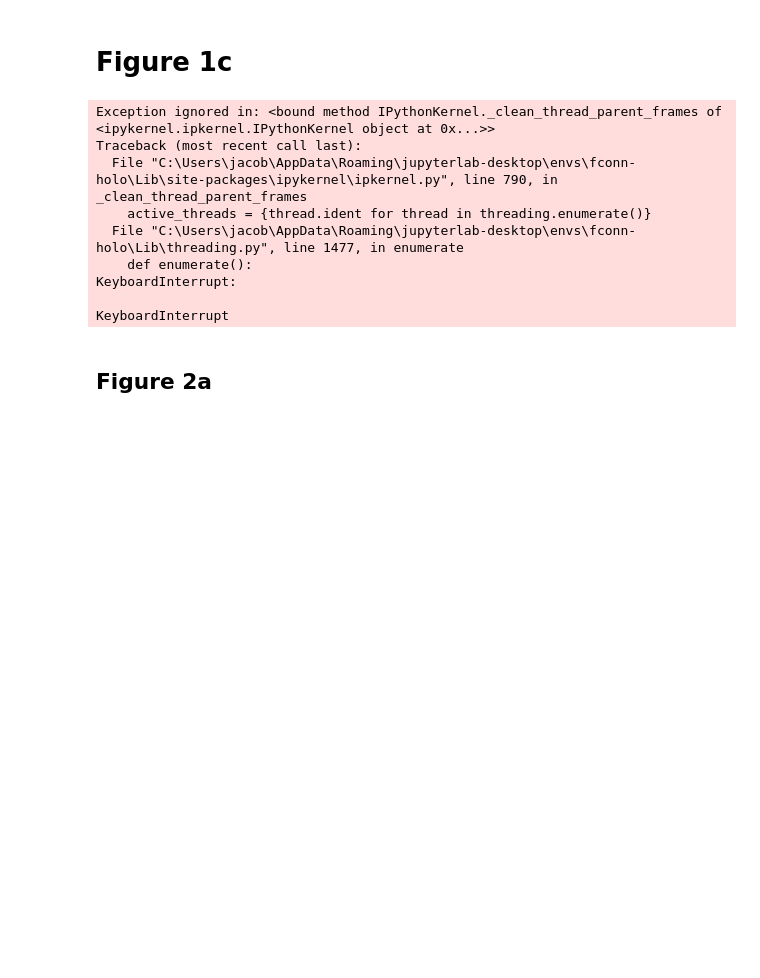
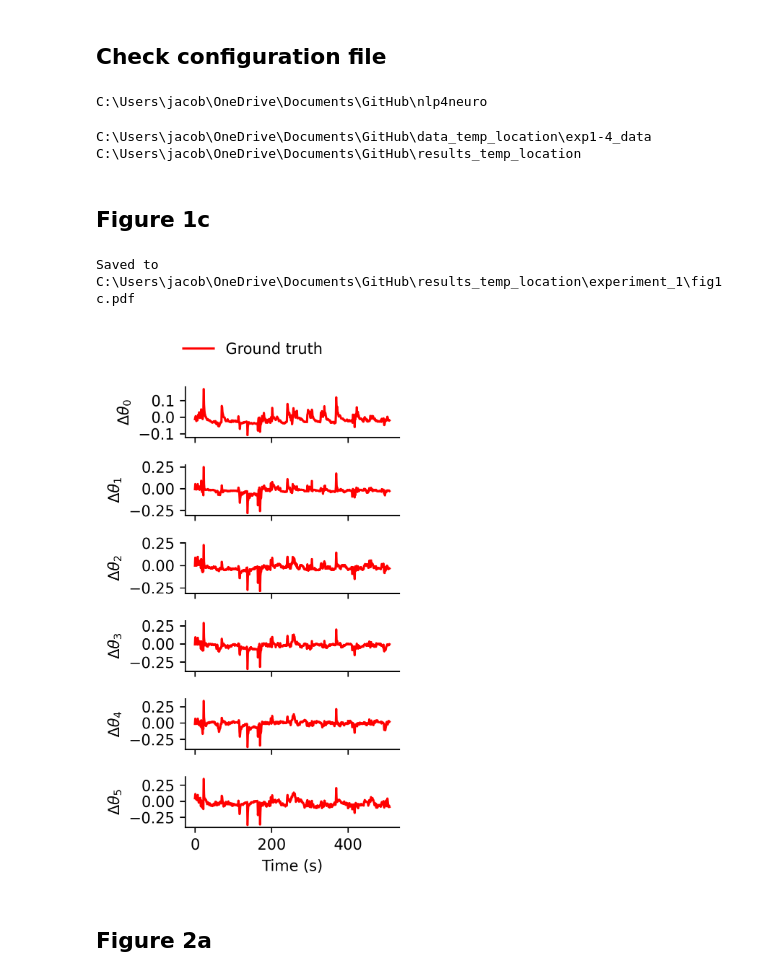
Before and after one commit to Naumann-Lab/nlp4neuro, a Jupyter notebook: code/view_results/view_all_paper_figures.ipynb, the cells around one changed output. Cells and saved outputs as stored; diff of their text form; code cells hidden in the pictures; blank space fills up the shorter version.

```diff
--- a/code/view_results/view_all_paper_figures.ipynb
+++ b/code/view_results/view_all_paper_figures.ipynb
@@ -1,7 +1,25 @@
+# %% [markdown]
+## Check configuration file
+# %%
+# assign directory to system path...
+from pathlib import Path
+import sys
+
+repo_root = Path.cwd().resolve().parents[1]
+print(repo_root)
+sys.path.append(str(repo_root))
+# %% [output]
+C:\Users\jacob\OneDrive\Documents\GitHub\nlp4neuro
 # %%
-DATA
+# check that pointed directories work...
+from config import DATA_DIR, RESULTS_DIR
+print(DATA_DIR)
+print(RESULTS_DIR)
+# %% [output]
+C:\Users\jacob\OneDrive\Documents\GitHub\data_temp_location\exp1-4_data
+C:\Users\jacob\OneDrive\Documents\GitHub\results_temp_location
 # %% [markdown]
-# Figure 1c
+## Figure 1c
 # %%
 import os
 import numpy as np
@@ -22,7 +40,7 @@ frame_range = None
 
 RESULTS_ROOT = os.path.abspath(
     os.path.join(
-        os.getcwd(), os.pardir, os.pardir, "results", "experiment_1"
+        RESULTS_DIR, "experiment_1"
     )
 )
 
@@ -114,7 +132,7 @@ if panel_plot:
     fig.subplots_adjust(top=0.85)
     axes[-1].set_xlabel("Time (s)")
     fig.tight_layout()
-    out_name = f"tail_panels_fish{fish}_s{seq}_baseline.pdf"
+    out_name = f"fig1c.pdf"
 
 else:
     y_sum_full = y_true[:, use_components].sum(axis=1)
@@ -141,42 +159,35 @@ else:
             if frame_range is not None:
                 pred = pred[start:end]
             runs.append(pred[:, use_components].sum(axis=1) - baseline_sum)
 
         if not runs:
             continue
 
         data = np.vstack(runs)
         mean_ts = data.mean(axis=0)
         sem_ts = sem(data, axis=0)
 
         ax.plot(time_vec, mean_ts, color=color, lw=1.2, label=model_name)
         ax.fill_between(
             time_vec,
             mean_ts - sem_ts,
             mean_ts + sem_ts,
             color=color, alpha=0.2
         )
 
     ax.set_xlabel("Time (s)")
     ax.set_ylabel(r"$\Delta \sum_{i}\theta_i$")
     ax.spines["top"].set_visible(False)
     ax.spines["right"].set_visible(False)
     ax.legend(ncol=1, frameon=False, loc="upper right")
     fig.tight_layout()
-    out_name = f"tail_sum_fish{fish}_s{seq}_baseline.pdf"
+    out_name = f"fig1c.pdf"
 
 out_file = os.path.join(RESULTS_ROOT, out_name)
 fig.savefig(out_file, dpi=300, bbox_inches="tight")
 print("Saved to", out_file)
 # %% [output]
-Exception ignored in: <bound method IPythonKernel._clean_thread_parent_frames of <ipykernel.ipkernel.IPythonKernel object at 0x...>>
-Traceback (most recent call last):
-  File "C:\Users\jacob\AppData\Roaming\jupyterlab-desktop\envs\fconn-holo\Lib\site-packages\ipykernel\ipkernel.py", line 790, in _clean_thread_parent_frames
-    active_threads = {thread.ident for thread in threading.enumerate()}
-  File "C:\Users\jacob\AppData\Roaming\jupyterlab-desktop\envs\fconn-holo\Lib\threading.py", line 1477, in enumerate
-    def enumerate():
-KeyboardInterrupt:
-
-KeyboardInterrupt
+Saved to C:\Users\jacob\OneDrive\Documents\GitHub\results_temp_location\experiment_1\fig1c.pdf
+[figure, added]
 # %% [markdown]
 ## Figure 2a
```
Also changed, not shown: parts of 13 cells of this notebook, 3 other files.
